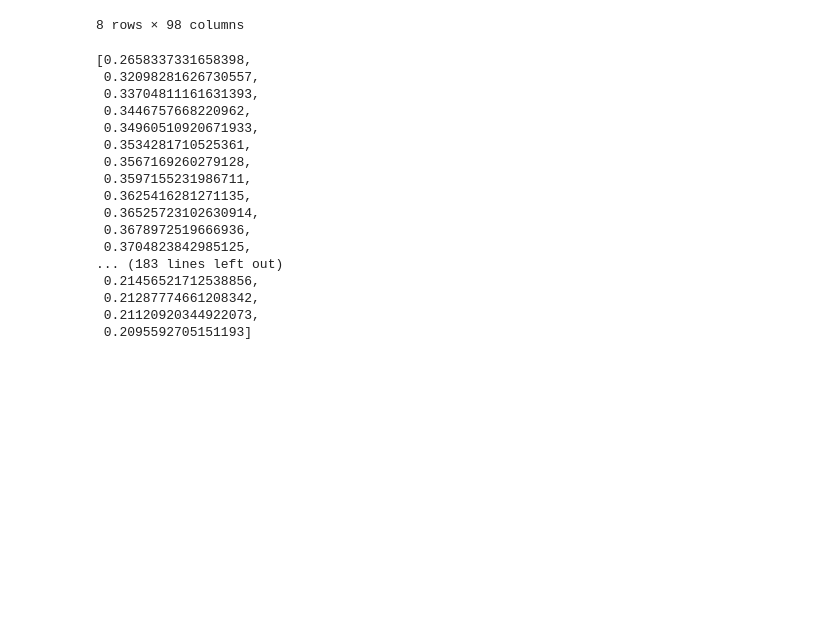
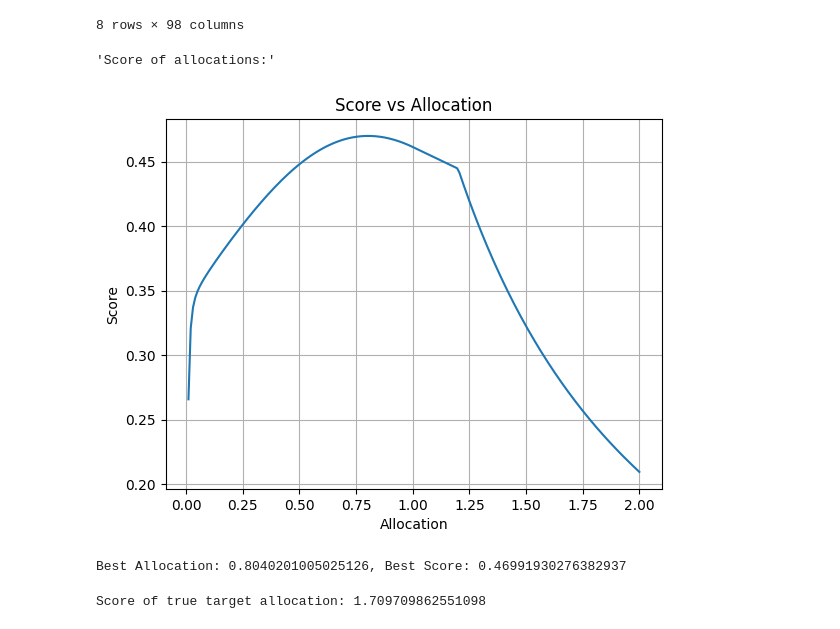
Before and after one commit to masa1357/Kaggle_Hull-Tactical---Market-Prediction, a Jupyter notebook: Analysis.ipynb, the cells around one changed output. Cells and saved outputs as stored; diff of their text form; code cells hidden in the pictures; blank space fills up the shorter version.

```diff
--- a/Analysis.ipynb
+++ b/Analysis.ipynb
@@ -33,29 +85,38 @@ from python.metrics import score
 # %%
 res = []
 
 allocation_range = np.linspace(0, 2, 200)[1:] # 0-2の範囲で200分割
 for allocation in allocation_range:
     # すべて同じallocationを割り当てた場合の最終スコアを計算
     submission = pd.DataFrame({'prediction': np.ones(len(train)) * allocation}, index=train.index)
 
-    res.append(score(train.copy(), submission, ''))
+    res_tmp, _ = score(train.copy(), submission, '',intermediate_res=[])
+    res.append(res_tmp)
+
+display("Score of allocations:")
+# 図示
+import matplotlib.pyplot as plt
+plt.plot(allocation_range, res)
+plt.xlabel("Allocation")
+plt.ylabel("Score")
+plt.title("Score vs Allocation")
+plt.grid()
+plt.show()
+best_allocation = allocation_range[np.argmax(res)]
+best_score = np.max(res)
+print(f"Best Allocation: {best_allocation}, Best Score: {best_score}")
+# %% [output]
+'Score of allocations:'
+[figure, added]
+Best Allocation: 0.8040201005025126, Best Score: 0.46991930276382937
-# %%
-res # -> 0.8くらいが最適解っぽい
-# %% [output]
-[0.2658337331658398,
- 0.32098281626730557,
- 0.33704811161631393,
- 0.3446757668220962,
- 0.34960510920671933,
- 0.3534281710525361,
- 0.3567169260279128,
- 0.3597155231986711,
- 0.3625416281271135,
- 0.36525723102630914,
- 0.3678972519666936,
- 0.3704823842985125,
-... (183 lines left out)
- 0.21456521712538856,
- 0.21287774661208342,
- 0.21120920344922073,
- 0.2095592705151193]
+# %%
+# 真値をそのままscoreに渡した場合
+train['prediction'] = convert_ret_to_signal(
+    train['forward_returns'].values,
+    ret_signal_params
+)
+submission = pd.DataFrame({'prediction': train['prediction']}, index=train.index)
+res_true, _ = score(train.copy(), submission, '',intermediate_res=[])
+print(f"Score of true target allocation: {res_true}")
+# %% [output]
+Score of true target allocation: 1.709709862551098
```
Also changed, not shown: parts of 13 cells of this notebook, 2 other files.
